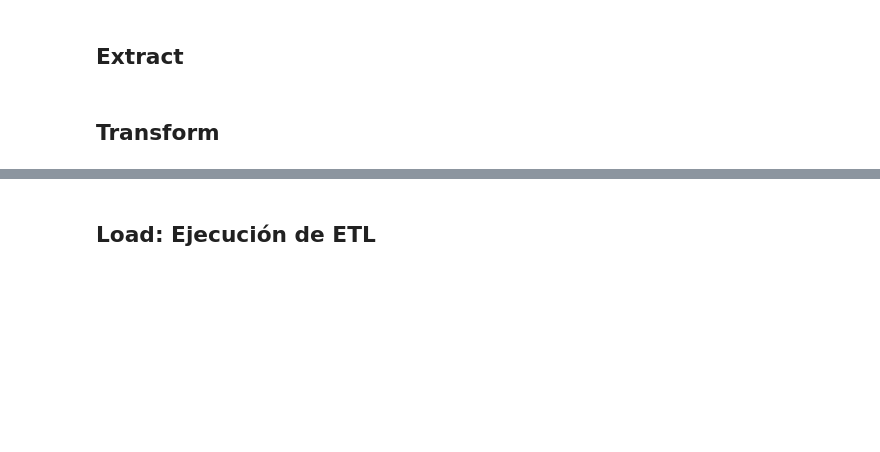
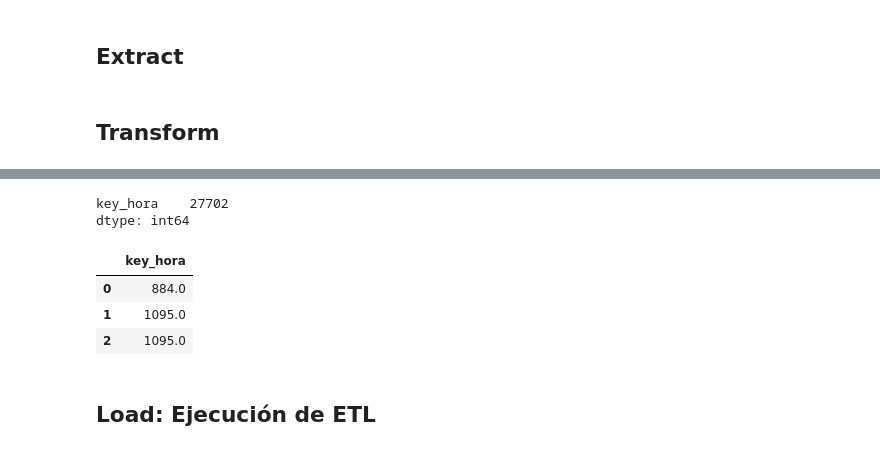
Before and after one commit to JuanLoaiza007/data-science-project-etl, a Jupyter notebook: notebooks/hecho_realizacion_servicio_hora.ipynb, the cells around one changed output, grey strips where cells are left out. Cells and saved outputs as stored; diff of their text form; code cells hidden in the pictures; blank space fills up the shorter version.

```diff
--- a/notebooks/hecho_realizacion_servicio_hora.ipynb
+++ b/notebooks/hecho_realizacion_servicio_hora.ipynb
@@ -150,32 +175,40 @@ merged_df.head(3)
 # %%
+'''
 # Combinar con `cliente_usuario` para obtener sede de cliente
 merged_df = merged_df.merge(
-    cliente_usuario,
+    #cliente_usuario,
     left_on="usuario_id",
     right_on="id",
     suffixes=("_mdf", "_clieusr"),
 )
 
 # Combinar con `dim_ubicacion_unique` para incluir solo la primera ocurrencia de cada dirección
 merged_df = merged_df.merge(
     dim_ubicacion,
     left_on="sede_id",
     right_on="old_sede_id",
     suffixes=("_mdf", "_dimubi"),
 )
-
+'''
 # Extraer solo datos necesarios
 merged_df = pd.DataFrame(
     {
         "key_hora": merged_df["key_hora"],
-        "key_mensajero": merged_df["key_mensajero"],
-        "key_cliente": merged_df["key_cliente"],
-        "key_ubicacion": merged_df["key_ubicacion"],
+        #"key_mensajero": merged_df["key_mensajero"],
+        #"key_cliente": merged_df["key_cliente"],
+        #"key_ubicacion": merged_df["key_ubicacion"],
     }
 )
 
 print(merged_df.count())
 merged_df.head(3)
+# %% [output]
+key_hora    27702
+dtype: int64
+|  | key_hora |
+| 0 | 884.0 |
+| 1 | 1095.0 |
+| 2 | 1095.0 |
 # %%
 # Group
 merged_df = merged_df.groupby(
```
Also changed, not shown: parts of 7 cells of this notebook, 1 other file.
